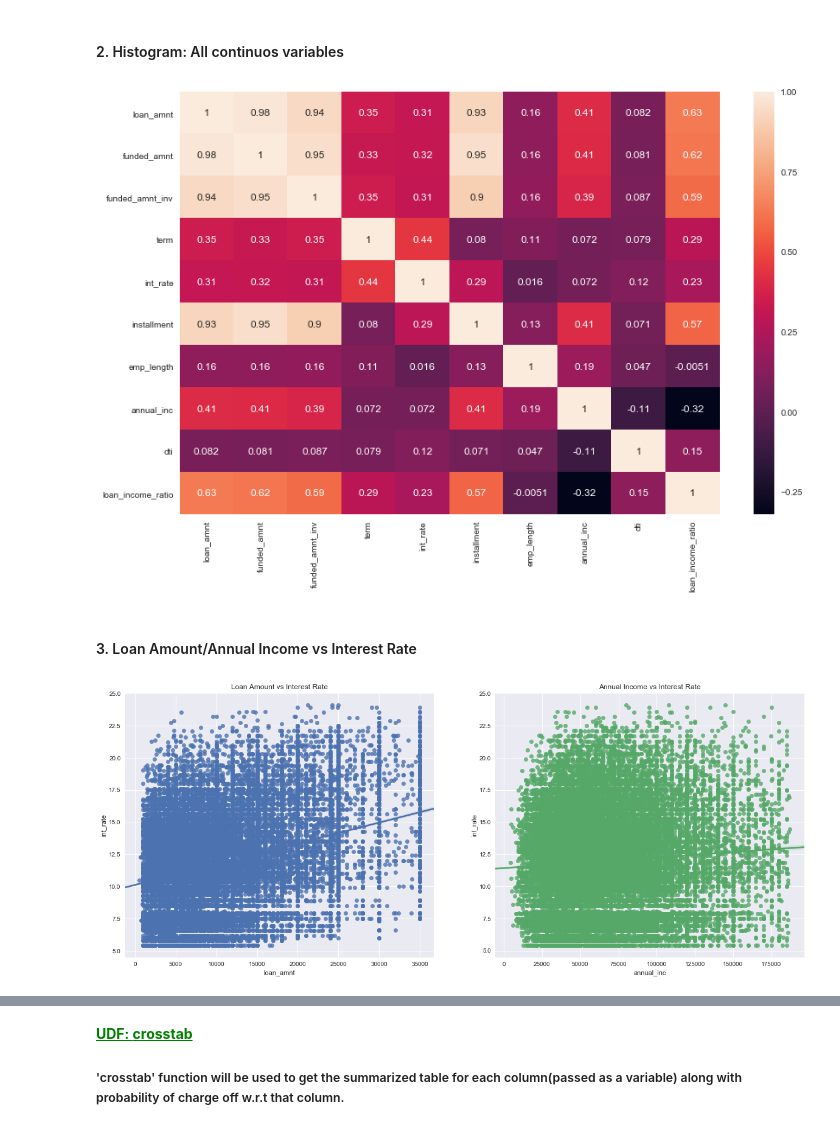
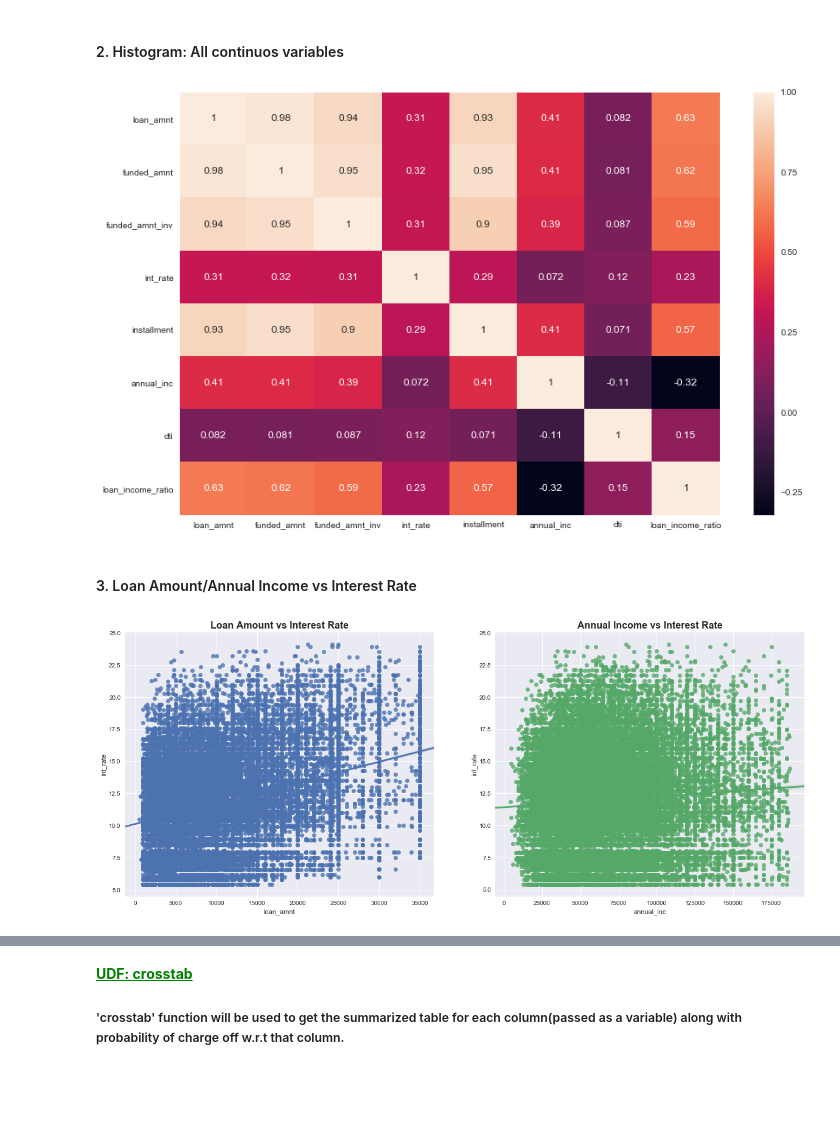
Before and after one commit to ankit9t/Temp, a Jupyter notebook: EDA_Case_Study.ipynb, the cells around one changed output, grey strips where cells are left out. Cells and saved outputs as stored; diff of their text form; code cells hidden in the pictures; blank space fills up the shorter version.

```diff
--- a/EDA_Case_Study.ipynb
+++ b/EDA_Case_Study.ipynb
@@ -145,7 +146,7 @@ replace the 'n/a' value with 0.
 # %%
 print(loan.emp_length.unique())
 loan.emp_length.fillna('0',inplace=True)
-loan.emp_length.replace(['n/a'],'0',inplace=True)
+loan.emp_length.replace(['n/a'],'Self-Employed',inplace=True)
 print(loan.emp_length.unique())
 # %% [output]
 ['10+ years' '< 1 year' '1 year' '3 years' '8 years' '9 years' '4 years'
@@ -172,14 +173,14 @@ Remove all the special characters (except '.') such as '%','<','>' etc. & alphab
 # %%
 reg = '[^\.0-9]'
 
-loan['emp_length'] = loan.emp_length.str.replace(pat = reg,repl='')
+#loan['emp_length'] = loan.emp_length.str.replace(pat = reg,repl='')
 loan['term'] = loan.term.str.replace(pat = reg,repl='')
 loan['int_rate'] = loan.int_rate.str.replace(pat = reg,repl='')
 # %% [markdown]
 #### 7. Cast all continuos variables to numeric
 Cast all continuos variables to numeric so that we can find a correlation between them
 # %%
-numeric_columns = ['loan_amnt','funded_amnt','funded_amnt_inv','installment','term','int_rate','emp_length','annual_inc','dti']
+numeric_columns = ['loan_amnt','funded_amnt','funded_amnt_inv','installment','int_rate','annual_inc','dti']
 
 loan[numeric_columns] = loan[numeric_columns].apply(pd.to_numeric)
 #loan[numeric_columns] = loan[numeric_columns].apply(lambda x: x.astype(int))
@@ -530,18 +521,18 @@ sns.heatmap(loan_correlation,
             yticklabels=loan_correlation.columns.values,annot= True)
 plt.show()
 # %% [output]
-[figure, old version]
+[figure, new version]
 # %% [markdown]
 #### 3. Loan Amount/Annual Income vs Interest Rate
 # %%
 fig, ax=plt.subplots(nrows =1,ncols=2,figsize=(20,8))
-ax[0].set_title("Loan Amount vs Interest Rate")
+ax[0].set_title('Loan Amount vs Interest Rate',fontsize=16,weight="bold")
 sns.regplot(data=loan,x= 'loan_amnt', y='int_rate',ax=ax[0])
-ax[1].set_title("Annual Income vs Interest Rate")
+ax[1].set_title("Annual Income vs Interest Rate",fontsize=16,weight="bold")
 sns.regplot(data=loan,x= 'annual_inc', y='int_rate',ax=ax[1])
 plt.show()
 # %% [output]
-[figure, old version]
+[figure, new version]
 # %% [markdown]
 ***
 ### Categorical Variables vs Probability of Charged Off
```
Also changed, not shown: parts of 30 cells of this notebook.
